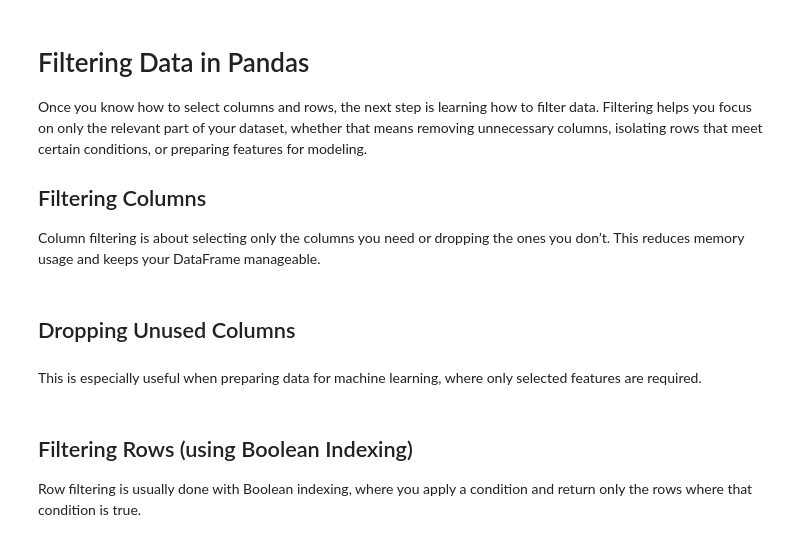
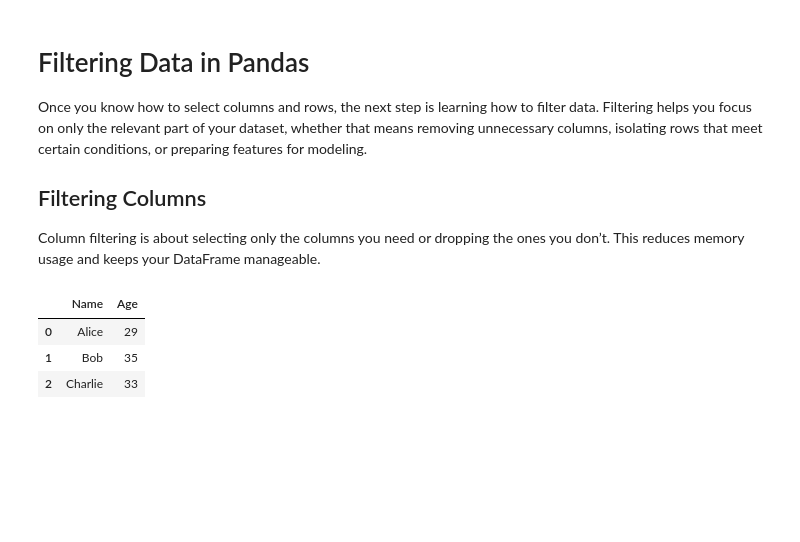
Before and after one commit to ffalam/CMSC320TextBook, a Jupyter notebook: chapter5/Chapter_5_2.ipynb, the cells around one changed output. Cells and saved outputs as stored; diff of their text form; code cells hidden in the pictures; blank space fills up the shorter version.

```diff
--- a/chapter5/Chapter_5_2.ipynb
+++ b/chapter5/Chapter_5_2.ipynb
@@ -71,8 +87,11 @@ Column filtering is about selecting only the columns you need or dropping the on
 # %%
 # Select a single column
 df['Age']
 
 # Select multiple columns
-df[['Name', 'City']]
+df[['Name', 'Age']]
+# %% [output]
+|  | Name | Age |
+| 0 | Alice | 29 |
+| 1 | Bob | 35 |
+| 2 | Charlie | 33 |
-# %% [markdown]
-## Dropping Unused Columns
@@ -83,6 +97,0 @@ print(df)
-# %% [markdown]
-This is especially useful when preparing data for machine learning, where only selected features are required.
-# %% [markdown]
-## Filtering Rows (using Boolean Indexing)
-
-Row filtering is usually done with Boolean indexing, where you apply a condition and return only the rows where that condition is true.
```
Also changed, not shown: parts of 14 cells of this notebook, 19 other files.
